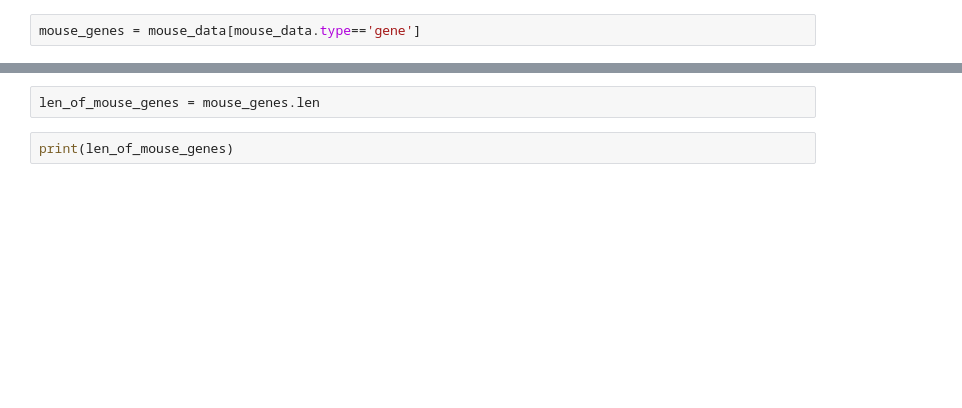
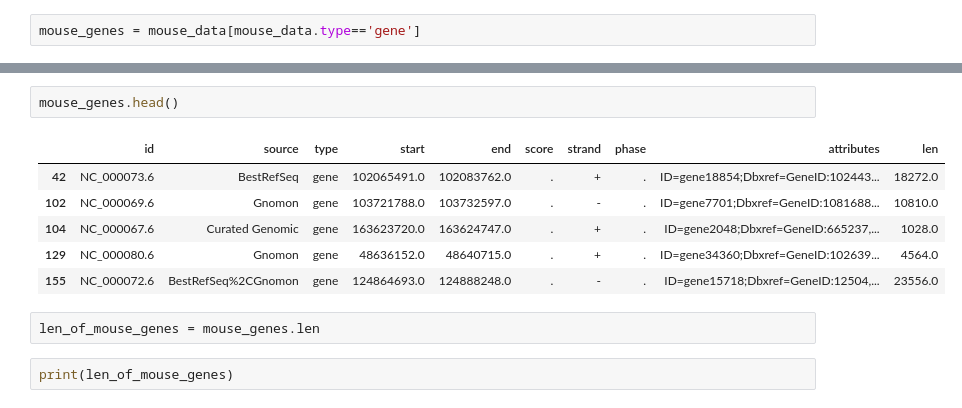
Before and after one commit to pycam/python-data-science, a Jupyter notebook: 21_live_python_data.ipynb, the cells around one changed output, grey strips where cells are left out. Drawn from its saved outputs; the diff is of its cells as text; blank space fills up the shorter version.

```diff
--- a/21_live_python_data.ipynb
+++ b/21_live_python_data.ipynb
@@ -46,3 +206,12 @@ mouse_genes.head()
+# %%
+mouse_genes.head()
+# %% [output]
+|  | id | source | type | start | end | score | strand | phase | attributes | len |
+| 42 | NC_000073.6 | BestRefSeq | gene | 102065491.0 | 102083762.0 | . | + | . | ID=gene18854;Dbxref=GeneID:102443... | 18272.0 |
+| 102 | NC_000069.6 | Gnomon | gene | 103721788.0 | 103732597.0 | . | - | . | ID=gene7701;Dbxref=GeneID:1081688... | 10810.0 |
+| 104 | NC_000067.6 | Curated Genomic | gene | 163623720.0 | 163624747.0 | . | + | . | ID=gene2048;Dbxref=GeneID:665237,... | 1028.0 |
+| 129 | NC_000080.6 | Gnomon | gene | 48636152.0 | 48640715.0 | . | + | . | ID=gene34360;Dbxref=GeneID:102639... | 4564.0 |
+| 155 | NC_000072.6 | BestRefSeq%2CGnomon | gene | 124864693.0 | 124888248.0 | . | - | . | ID=gene15718;Dbxref=GeneID:12504,... | 23556.0 |
 # %%
 len_of_mouse_genes = mouse_genes.len
 # %%
```
Also changed, not shown: parts of 26 cells of this notebook, 4 other files.
